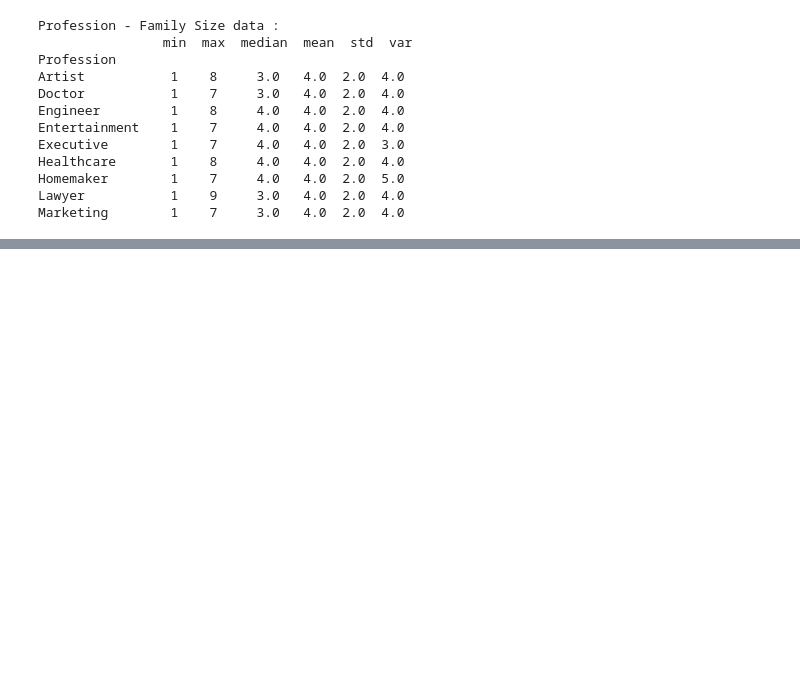
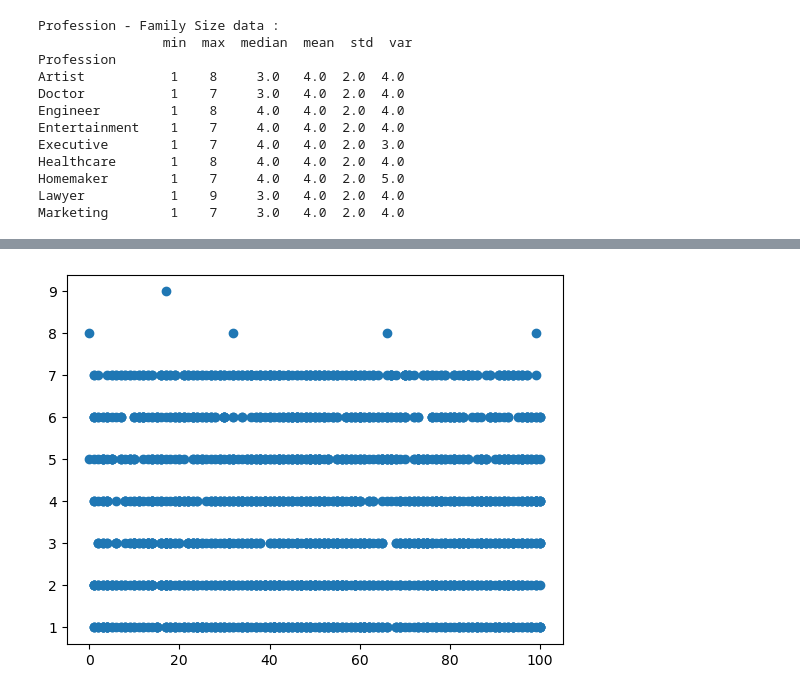
Before and after one commit to Hazel0301/PL, a Jupyter notebook: homework_1.ipynb, the cells around one changed output, grey strips where cells are left out. Cells and saved outputs as stored; diff of their text form; code cells hidden in the pictures; blank space fills up the shorter version.

```diff
--- a/homework_1.ipynb
+++ b/homework_1.ipynb
@@ -227,0 +228,7 @@ sns.lmplot(x='Spending Score (1-100)', y='Family Size', data=customer_data)
+# %%
+plt.scatter(x='Spending Score (1-100)', y='Family Size', data=customer_data)
+plt.show()
+
+#家庭規模與消費 關係圖
+# %% [output]
+[figure, added]
```
Also changed, not shown: parts of 6 cells of this notebook.
